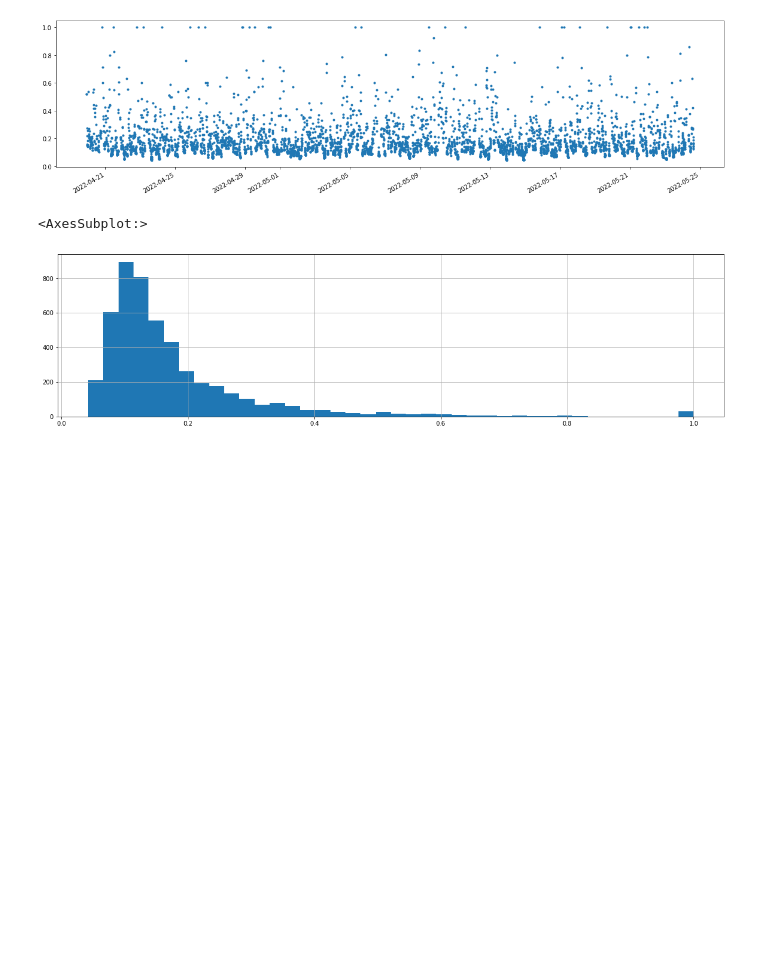
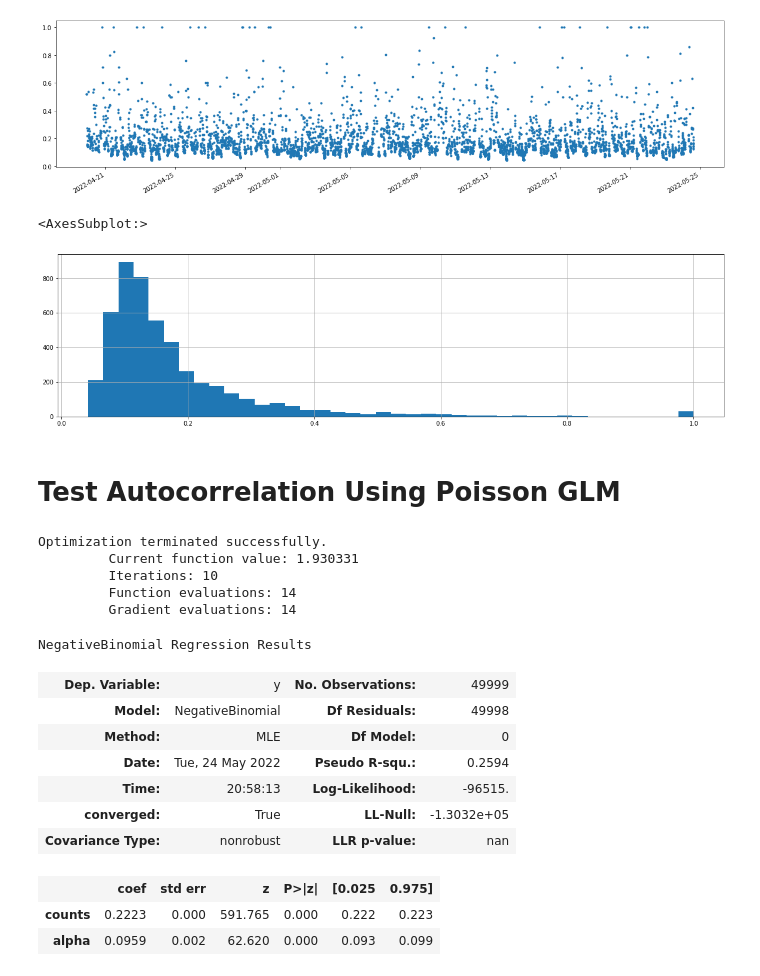
Before and after one commit to maxgao18/AFML, a Jupyter notebook: 4.2.ipynb, the cells around one changed output. Drawn from its saved outputs; the diff is of its cells as text; code cells hidden in the pictures; blank space fills up the shorter version.

```diff
--- a/4.2.ipynb
+++ b/4.2.ipynb
@@ -97,3 +97,27 @@ uniqueness.hist(bins=40)
 # %% [output]
 <AxesSubplot:>
 [figure]
+# %% [markdown]
+# Test Autocorrelation Using Poisson GLM
+# %%
+import statsmodels.api as sm
+
+model = sm.NegativeBinomial(counts[:-1].to_numpy(), counts[1:]).fit()
+model.summary()
+# %% [output]
+Optimization terminated successfully.
+         Current function value: 1.930331
+         Iterations: 10
+         Function evaluations: 14
+         Gradient evaluations: 14
+NegativeBinomial Regression Results
+| Dep. Variable: | y | No. Observations: | 49999 |
+| Model: | NegativeBinomial | Df Residuals: | 49998 |
+| Method: | MLE | Df Model: | 0 |
+| Date: | Tue, 24 May 2022 | Pseudo R-squ.: | 0.2594 |
+| Time: | 20:58:13 | Log-Likelihood: | -96515. |
+| converged: | True | LL-Null: | -1.3032e+05 |
+| Covariance Type: | nonrobust | LLR p-value: | nan |
+|  | coef | std err | z | P>|z| | [0.025 | 0.975] |
+| counts | 0.2223 | 0.000 | 591.765 | 0.000 | 0.222 | 0.223 |
+| alpha | 0.0959 | 0.002 | 62.620 | 0.000 | 0.093 | 0.099 |
```
